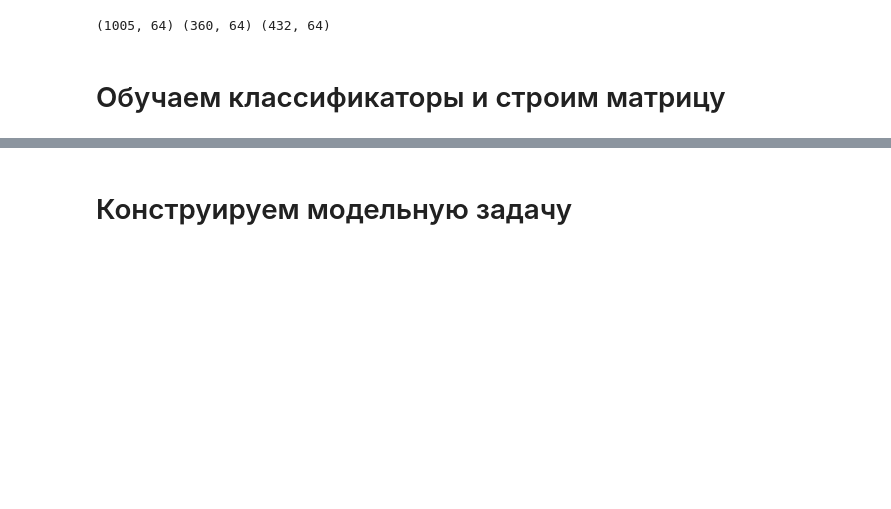
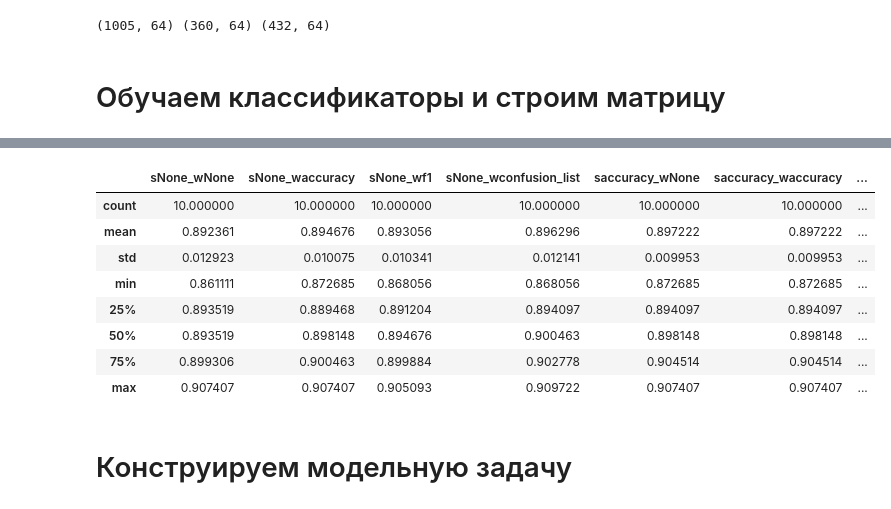
Before and after one commit to vasyarv/gap_sne, a Jupyter notebook: notebooks/experiments_ecoc.ipynb, the cells around one changed output, grey strips where cells are left out. Cells and saved outputs as stored; diff of their text form; code cells hidden in the pictures; blank space fills up the shorter version.

```diff
--- a/notebooks/experiments_ecoc.ipynb
+++ b/notebooks/experiments_ecoc.ipynb
@@ -79,0 +94,12 @@ confusion_list confusion_list 0.8240740740740741
+# %%
+df_attempts.describe()
+# %% [output]
+|  | sNone_wNone | sNone_waccuracy | sNone_wf1 | sNone_wconfusion_list | saccuracy_wNone | saccuracy_waccuracy | ... |
+| count | 10.000000 | 10.000000 | 10.000000 | 10.000000 | 10.000000 | 10.000000 | ... |
+| mean | 0.892361 | 0.894676 | 0.893056 | 0.896296 | 0.897222 | 0.897222 | ... |
+| std | 0.012923 | 0.010075 | 0.010341 | 0.012141 | 0.009953 | 0.009953 | ... |
+| min | 0.861111 | 0.872685 | 0.868056 | 0.868056 | 0.872685 | 0.872685 | ... |
+| 25% | 0.893519 | 0.889468 | 0.891204 | 0.894097 | 0.894097 | 0.894097 | ... |
+| 50% | 0.893519 | 0.898148 | 0.894676 | 0.900463 | 0.898148 | 0.898148 | ... |
+| 75% | 0.899306 | 0.900463 | 0.899884 | 0.902778 | 0.904514 | 0.904514 | ... |
+| max | 0.907407 | 0.907407 | 0.905093 | 0.909722 | 0.907407 | 0.907407 | ... |
```
Also changed, not shown: parts of 6 cells of this notebook, 1 other file.
